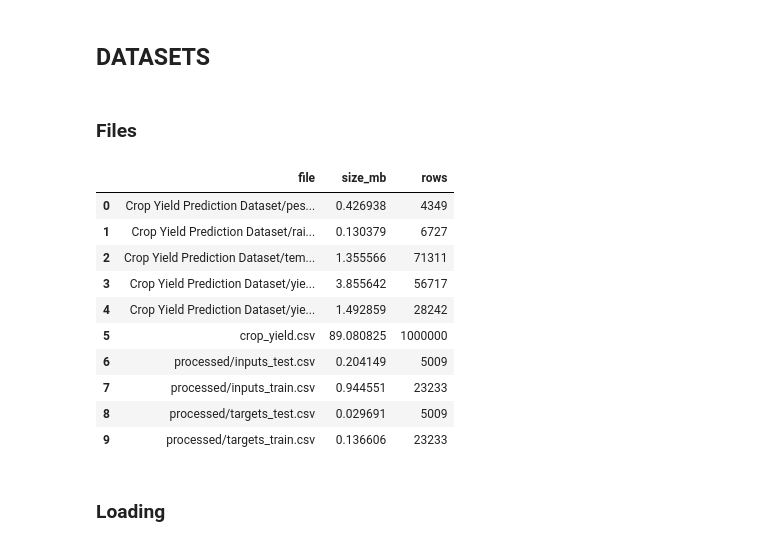
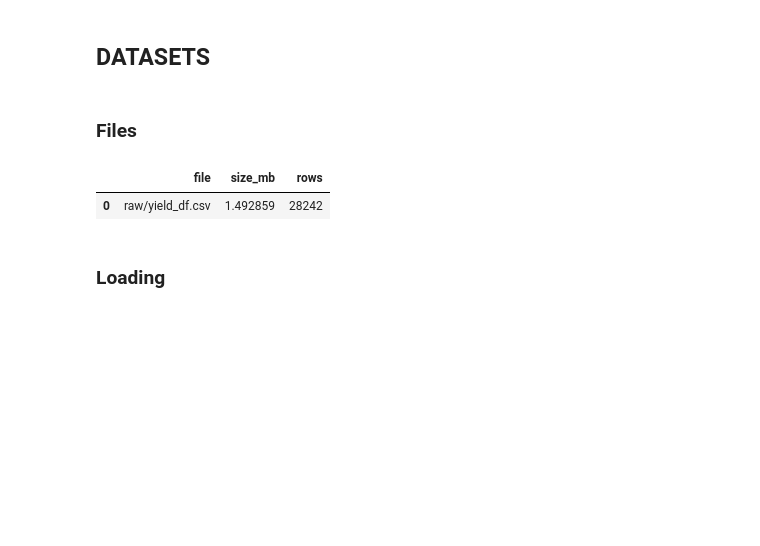
Before and after one commit to olivierbinder/agri, a Jupyter notebook: notebooks/agri.ipynb, the cells around one changed output. Saved outputs shown, nothing was run; the diff lists cells and outputs as text; code cells hidden in the pictures; blank space fills up the shorter version.

```diff
--- a/notebooks/agri.ipynb
+++ b/notebooks/agri.ipynb
@@ -136,2 +123,6 @@ CSV_FILES = sorted(DATA.rglob("*.csv"))
+# %%
+RAW = DATA / "raw"
+
+YIELD_FAO = RAW / "yield_df.csv"
 # %% [markdown]
 ### Columns
@@ -178,33 +174,23 @@ PARAM_GRID_XGB = {
 # %%
 def count_data_rows(path: Path) -> int:
     with path.open("rb") as file:
         return max(sum(1 for _ in file) - 1, 0)
 
 
 inventory = pd.DataFrame(
     [
         {
-            "file": str(path.relative_to(DATA)),
-            "size_mb": path.stat().st_size / 1024**2,
-            "rows": count_data_rows(path),
+            "file": str(YIELD_FAO.relative_to(DATA)),
+            "size_mb": YIELD_FAO.stat().st_size / 1024**2,
+            "rows": count_data_rows(YIELD_FAO),
         }
-        for path in CSV_FILES
     ]
-).sort_values(by="file")
+)
 
 inventory
 # %% [output]
 |  | file | size_mb | rows |
-| 0 | Crop Yield Prediction Dataset/pes... | 0.426938 | 4349 |
-| 1 | Crop Yield Prediction Dataset/rai... | 0.130379 | 6727 |
-| 2 | Crop Yield Prediction Dataset/tem... | 1.355566 | 71311 |
-| 3 | Crop Yield Prediction Dataset/yie... | 3.855642 | 56717 |
-| 4 | Crop Yield Prediction Dataset/yie... | 1.492859 | 28242 |
-| 5 | crop_yield.csv | 89.080825 | 1000000 |
-| 6 | processed/inputs_test.csv | 0.204149 | 5009 |
-| 7 | processed/inputs_train.csv | 0.944551 | 23233 |
-| 8 | processed/targets_test.csv | 0.029691 | 5009 |
-| 9 | processed/targets_train.csv | 0.136606 | 23233 |
+| 0 | raw/yield_df.csv | 1.492859 | 28242 |
 # %% [markdown]
 ### Loading
 # %%
```
Also changed, not shown: parts of 103 cells of this notebook, 27 other files.
